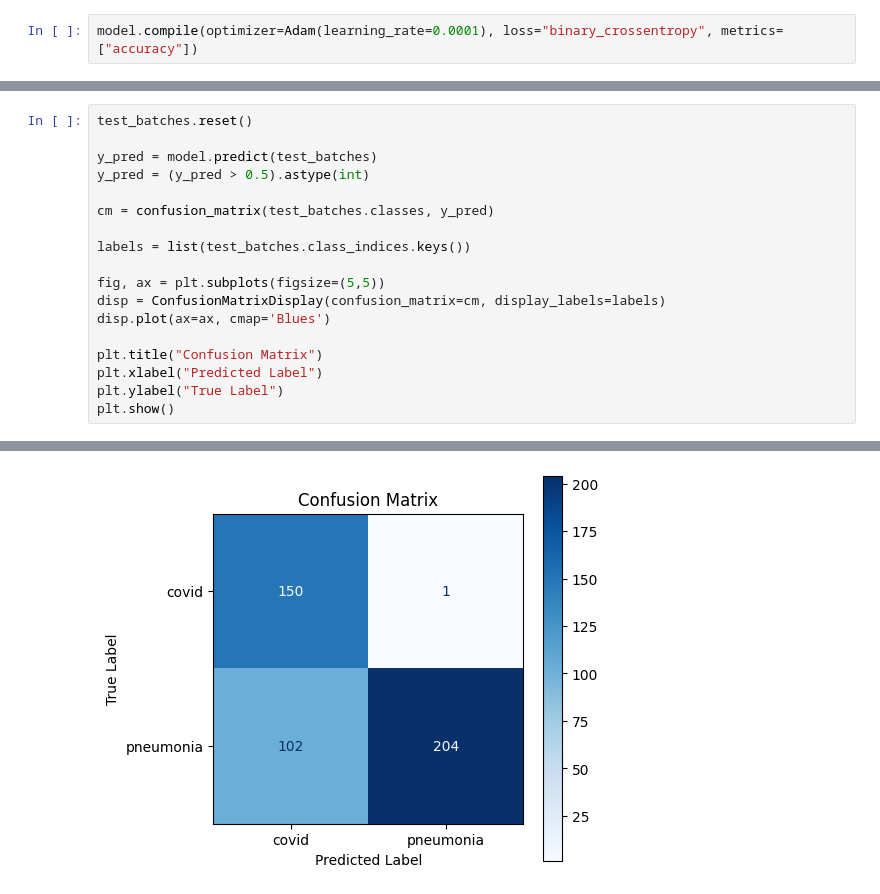
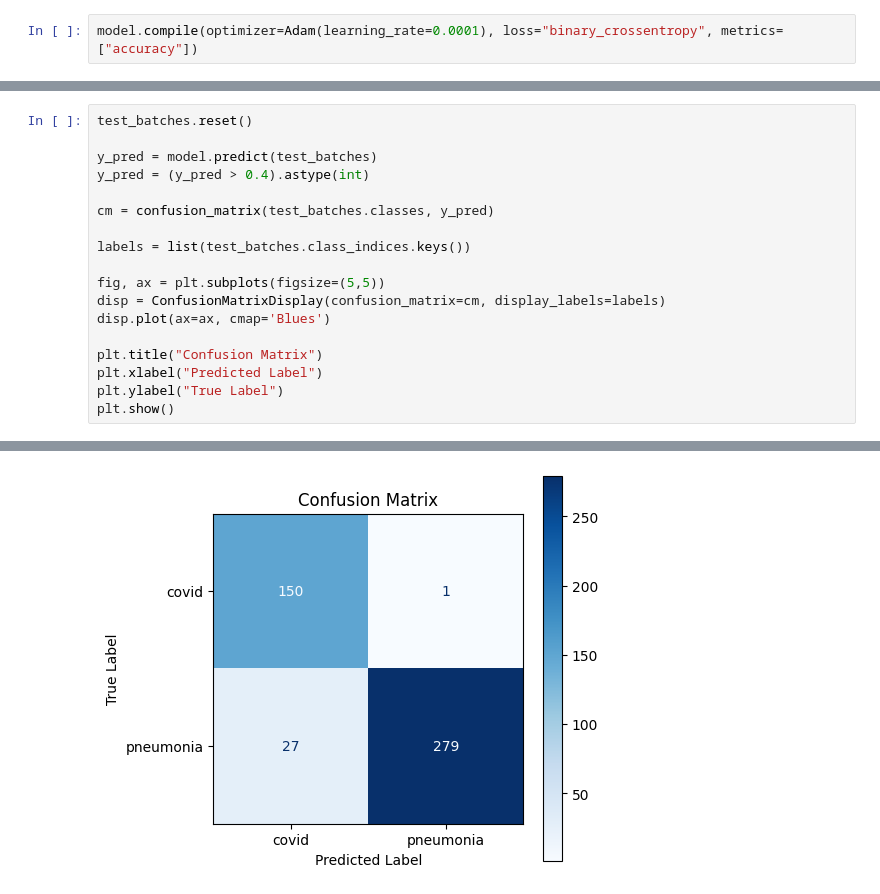
Before and after one commit to Abhiji-th/lus-classification, a Jupyter notebook: lus-classfication-v3.ipynb, the cells around one changed output, grey strips where cells are left out. Drawn from its saved outputs; the diff is of its cells as text.

```diff
--- a/lus-classfication-v3.ipynb
+++ b/lus-classfication-v3.ipynb
@@ -348,7 +348,7 @@ Epoch 35/50
 test_batches.reset()
 
 y_pred = model.predict(test_batches)
-y_pred = (y_pred > 0.5).astype(int)
+y_pred = (y_pred > 0.4).astype(int)
 
 cm = confusion_matrix(test_batches.classes, y_pred)
 
@@ -367,4 +367,4 @@ plt.show()
-[figure, old version]
+[figure, new version]
 # %%
 test_loss, test_acc = model.evaluate(test_batches)
 print(test_acc)
```
Also changed, not shown: parts of 7 cells of this notebook.
